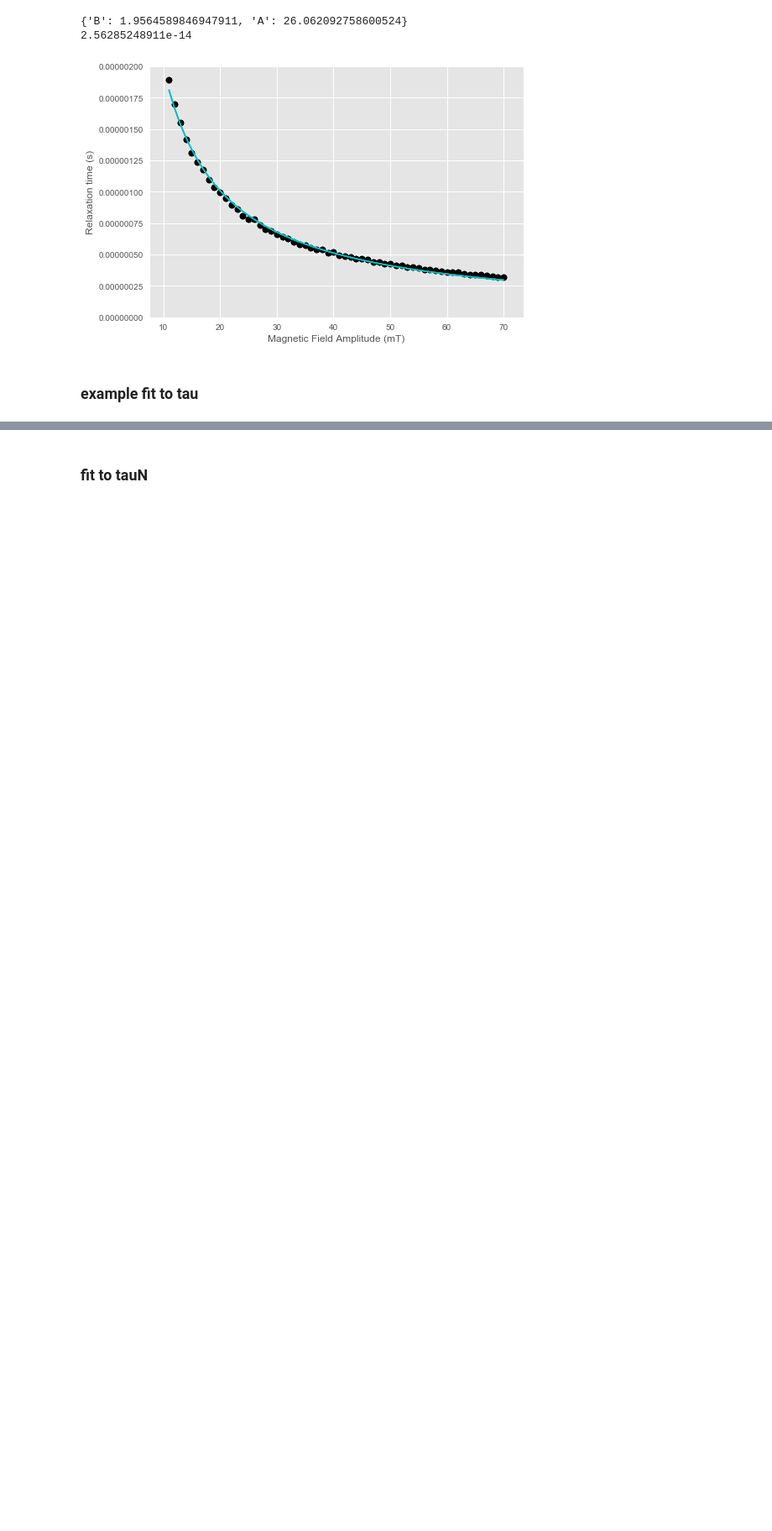
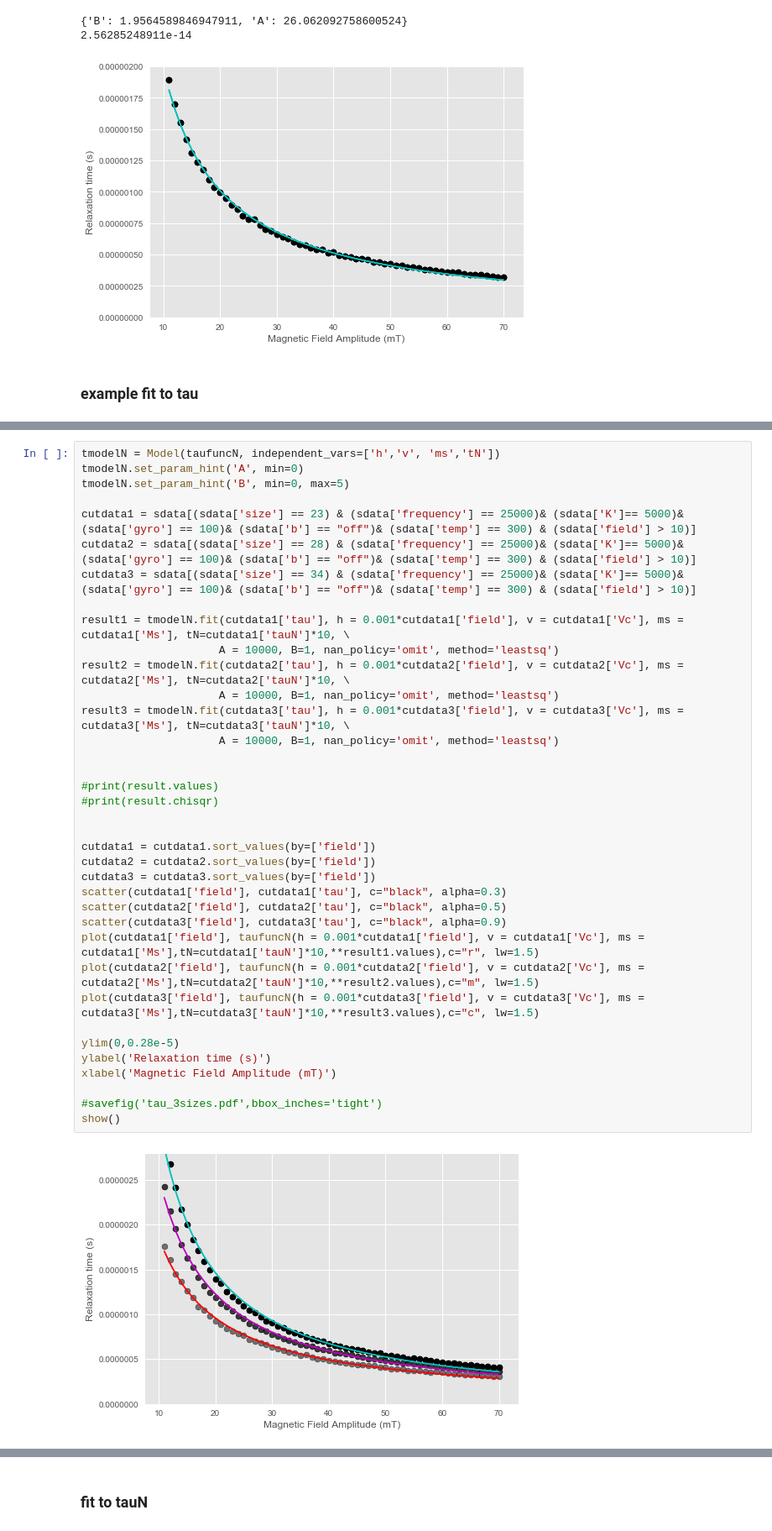
Before and after one commit to cshasha/simulation-analysis, a Jupyter notebook: tau_fitting.ipynb, the cells around one changed output, grey strips where cells are left out. Shown: that part at 84% size. Saved outputs shown, nothing was run; the diff lists cells and outputs as text; blank space fills up the shorter version.

```diff
--- a/tau_fitting.ipynb
+++ b/tau_fitting.ipynb
@@ -437,0 +443,39 @@ show()
+# %%
+tmodelN = Model(taufuncN, independent_vars=['h','v', 'ms','tN'])
+tmodelN.set_param_hint('A', min=0)
+tmodelN.set_param_hint('B', min=0, max=5)
+
+cutdata1 = sdata[(sdata['size'] == 23) & (sdata['frequency'] == 25000)& (sdata['K']== 5000)& (sdata['gyro'] == 100)& (sdata['b'] == "off")& (sdata['temp'] == 300) & (sdata['field'] > 10)]
+cutdata2 = sdata[(sdata['size'] == 28) & (sdata['frequency'] == 25000)& (sdata['K']== 5000)& (sdata['gyro'] == 100)& (sdata['b'] == "off")& (sdata['temp'] == 300) & (sdata['field'] > 10)]
+cutdata3 = sdata[(sdata['size'] == 34) & (sdata['frequency'] == 25000)& (sdata['K']== 5000)& (sdata['gyro'] == 100)& (sdata['b'] == "off")& (sdata['temp'] == 300) & (sdata['field'] > 10)]
+
+result1 = tmodelN.fit(cutdata1['tau'], h = 0.001*cutdata1['field'], v = cutdata1['Vc'], ms = cutdata1['Ms'], tN=cutdata1['tauN']*10, \
+                     A = 10000, B=1, nan_policy='omit', method='leastsq')
+result2 = tmodelN.fit(cutdata2['tau'], h = 0.001*cutdata2['field'], v = cutdata2['Vc'], ms = cutdata2['Ms'], tN=cutdata2['tauN']*10, \
+                     A = 10000, B=1, nan_policy='omit', method='leastsq')
+result3 = tmodelN.fit(cutdata3['tau'], h = 0.001*cutdata3['field'], v = cutdata3['Vc'], ms = cutdata3['Ms'], tN=cutdata3['tauN']*10, \
+                     A = 10000, B=1, nan_policy='omit', method='leastsq')
+
+
+#print(result.values)
+#print(result.chisqr)
+
+
+cutdata1 = cutdata1.sort_values(by=['field'])
+cutdata2 = cutdata2.sort_values(by=['field'])
+cutdata3 = cutdata3.sort_values(by=['field'])
+scatter(cutdata1['field'], cutdata1['tau'], c="black", alpha=0.3)
+scatter(cutdata2['field'], cutdata2['tau'], c="black", alpha=0.5)
+scatter(cutdata3['field'], cutdata3['tau'], c="black", alpha=0.9)
+plot(cutdata1['field'], taufuncN(h = 0.001*cutdata1['field'], v = cutdata1['Vc'], ms = cutdata1['Ms'],tN=cutdata1['tauN']*10,**result1.values),c="r", lw=1.5)
+plot(cutdata2['field'], taufuncN(h = 0.001*cutdata2['field'], v = cutdata2['Vc'], ms = cutdata2['Ms'],tN=cutdata2['tauN']*10,**result2.values),c="m", lw=1.5)
+plot(cutdata3['field'], taufuncN(h = 0.001*cutdata3['field'], v = cutdata3['Vc'], ms = cutdata3['Ms'],tN=cutdata3['tauN']*10,**result3.values),c="c", lw=1.5)
+
+ylim(0,0.28e-5)
+ylabel('Relaxation time (s)')
+xlabel('Magnetic Field Amplitude (mT)')
+
+#savefig('tau_3sizes.pdf',bbox_inches='tight')
+show()
+# %% [output]
+[figure, added]
```
Also changed, not shown: parts of 12 cells of this notebook.
